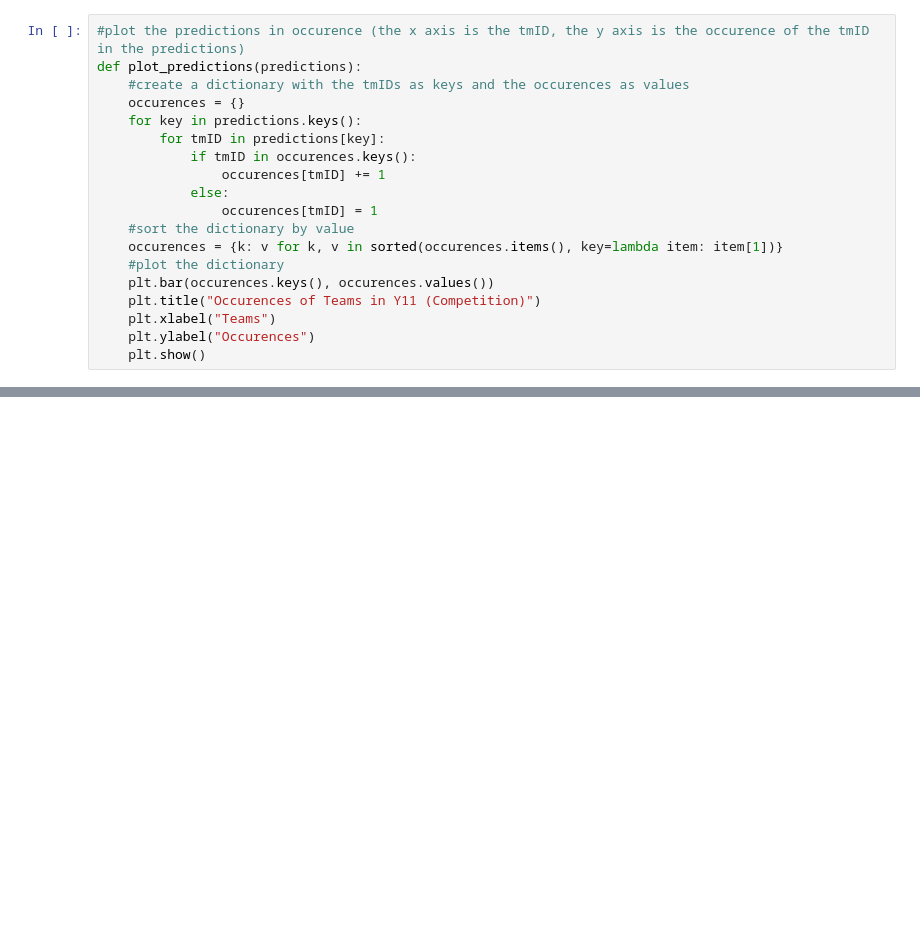
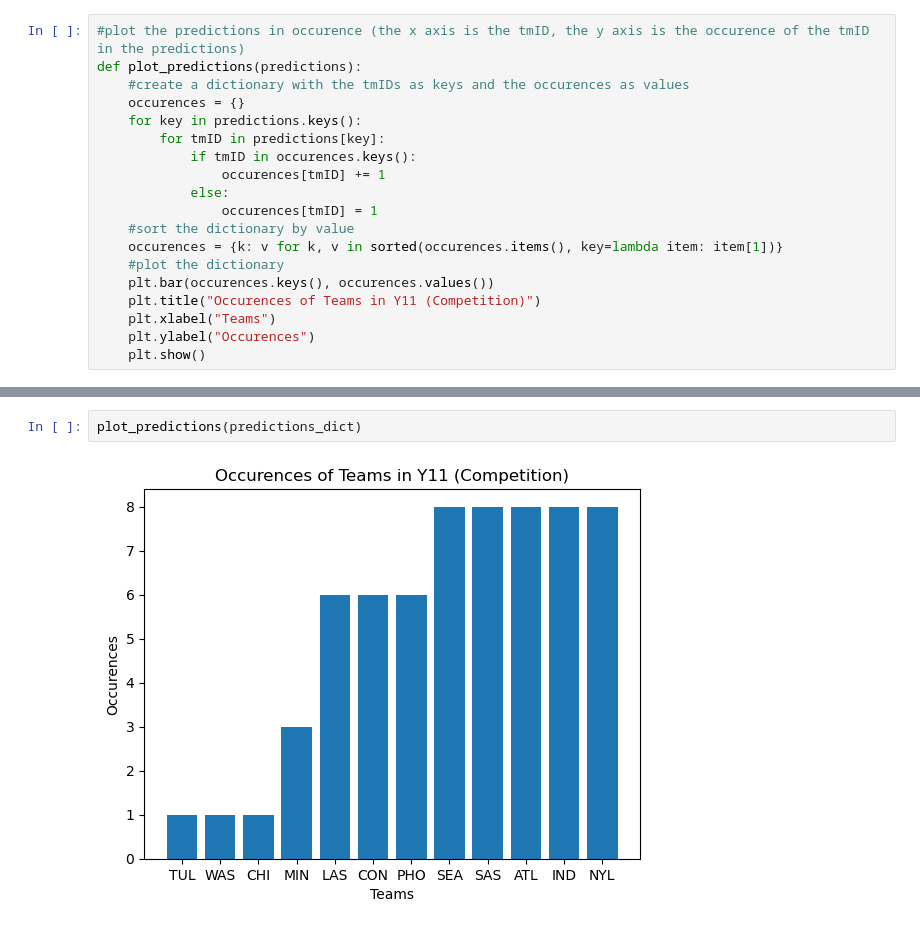
Before and after one commit to P1ntas/Machine-Learning, a Jupyter notebook: src/7-comptetion-results.ipynb, the cells around one changed output, grey strips where cells are left out. Cells and saved outputs as stored; diff of their text form; blank space fills up the shorter version.

```diff
--- a/src/7-comptetion-results.ipynb
+++ b/src/7-comptetion-results.ipynb
@@ -66,0 +96,4 @@ plot_predictions(predictions_dict)
+# %%
+plot_predictions(predictions_dict)
+# %% [output]
+[figure, added]
```
Also changed, not shown: parts of 7 cells of this notebook, 16 other files.
